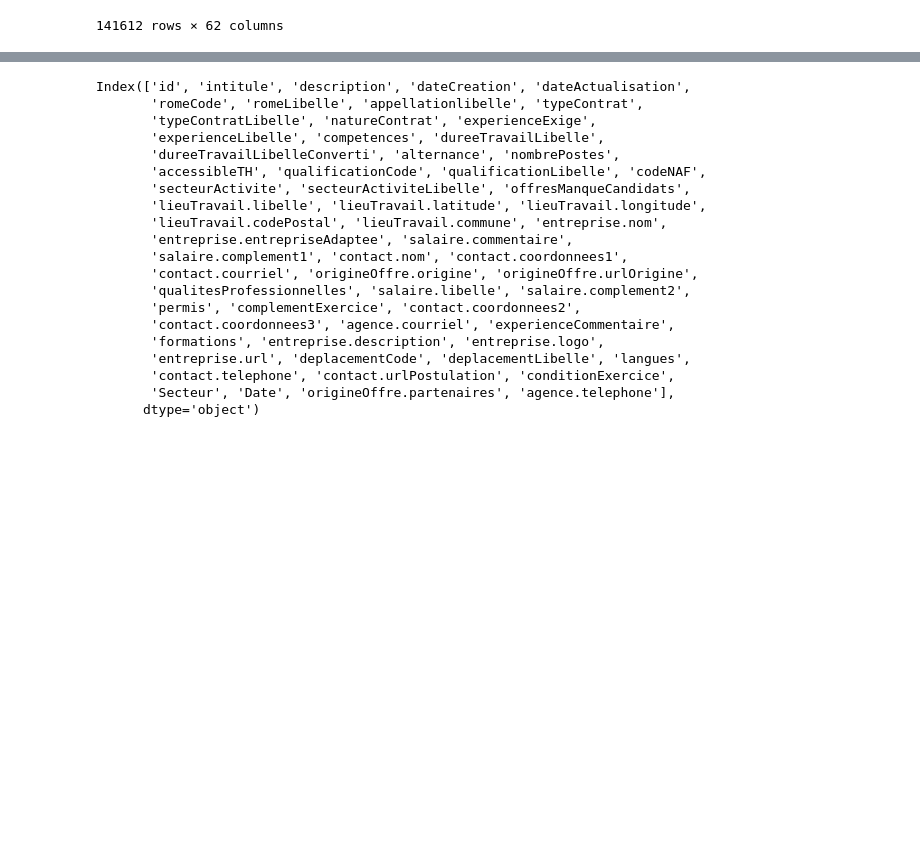
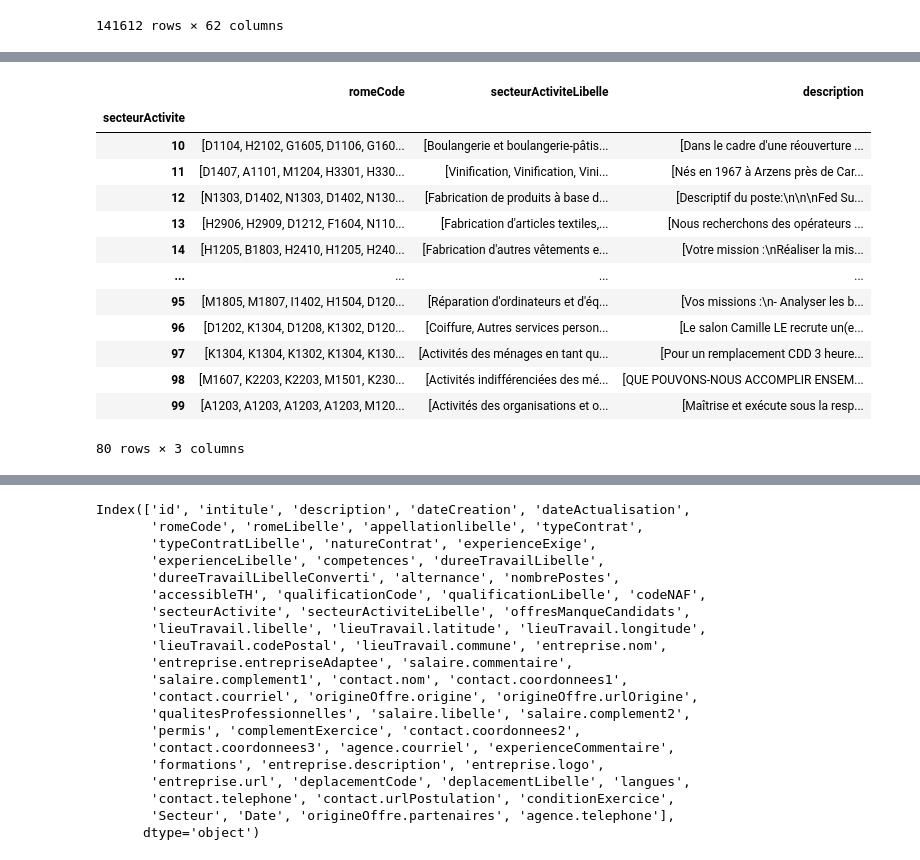
Before and after one commit to DlDI/Data_Pole_Emploi, a Jupyter notebook: notebooks/main.ipynb, the cells around one changed output, grey strips where cells are left out. Cells and saved outputs as stored; diff of their text form; code cells hidden in the pictures; blank space fills up the shorter version.

```diff
--- a/notebooks/main.ipynb
+++ b/notebooks/main.ipynb
@@ -160,2 +167,28 @@ df2
+# %%
+# select columns in the new dataframe, secteur and secteur label
+df_mapping = df2[["romeCode","secteurActivite", "secteurActiviteLibelle", "description"]]
+# %%
+df_mapping
+
+# group by secteurActivite and merge the rome codes into a list and secteurActiviteLibelle into a list
+
+df_mapping_grouped = df_mapping.groupby("secteurActivite").agg({"romeCode": lambda x: list(x), "secteurActiviteLibelle": lambda x: list(x), "description": lambda x: list(x)})
+# %%
+df_mapping_grouped
+# %% [output]
+|  | romeCode | secteurActiviteLibelle | description |
+| secteurActivite |  |  |  |
+| 10 | [D1104, H2102, G1605, D1106, G160... | [Boulangerie et boulangerie-pâtis... | [Dans le cadre d'une réouverture ... |
+| 11 | [D1407, A1101, M1204, H3301, H330... | [Vinification, Vinification, Vini... | [Nés en 1967 à Arzens près de Car... |
+| 12 | [N1303, D1402, N1303, D1402, N130... | [Fabrication de produits à base d... | [Descriptif du poste:\n\n\nFed Su... |
+| 13 | [H2906, H2909, D1212, F1604, N110... | [Fabrication d'articles textiles,... | [Nous recherchons des opérateurs ... |
+| 14 | [H1205, B1803, H2410, H1205, H240... | [Fabrication d'autres vêtements e... | [Votre mission :\nRéaliser la mis... |
+| ... | ... | ... | ... |
+| 95 | [M1805, M1807, I1402, H1504, D120... | [Réparation d'ordinateurs et d'éq... | [Vos missions :\n- Analyser les b... |
+| 96 | [D1202, K1304, D1208, K1302, D120... | [Coiffure, Autres services person... | [Le salon Camille LE recrute un(e... |
+| 97 | [K1304, K1304, K1302, K1304, K130... | [Activités des ménages en tant qu... | [Pour un remplacement CDD 3 heure... |
+| 98 | [M1607, K2203, K2203, M1501, K230... | [Activités indifférenciées des mé... | [QUE POUVONS-NOUS ACCOMPLIR ENSEM... |
+| 99 | [A1203, A1203, A1203, A1203, M120... | [Activités des organisations et o... | [Maîtrise et exécute sous la resp... |
+80 rows × 3 columns
 # %%
 df.to_csv("../data/data_by_sector_last_12_months.csv")
```
Also changed, not shown: parts of 4 cells of this notebook, 14 other files.
